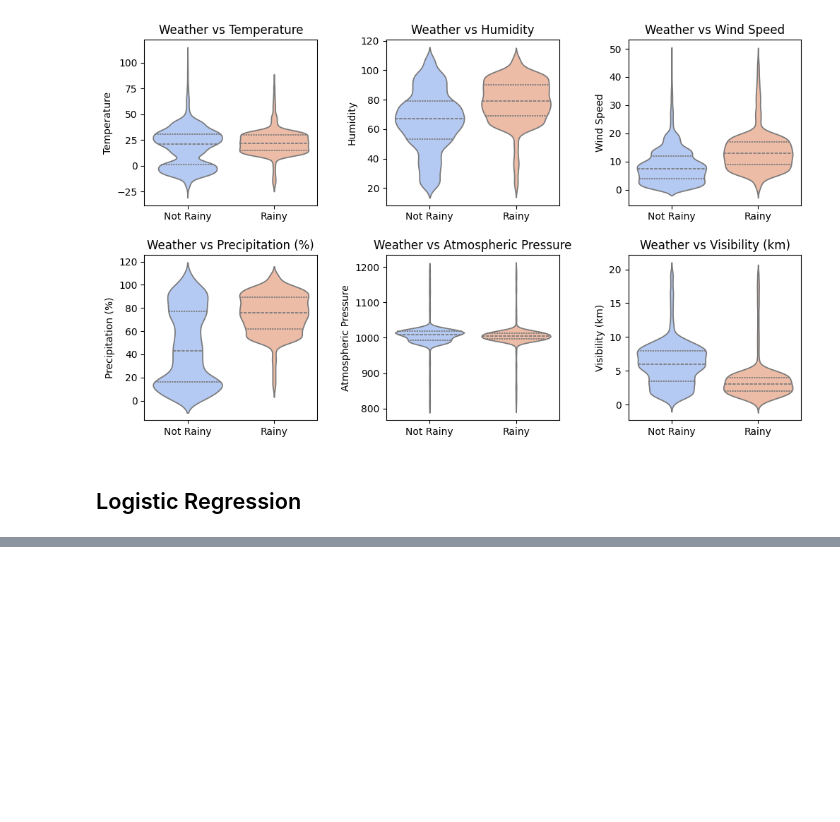
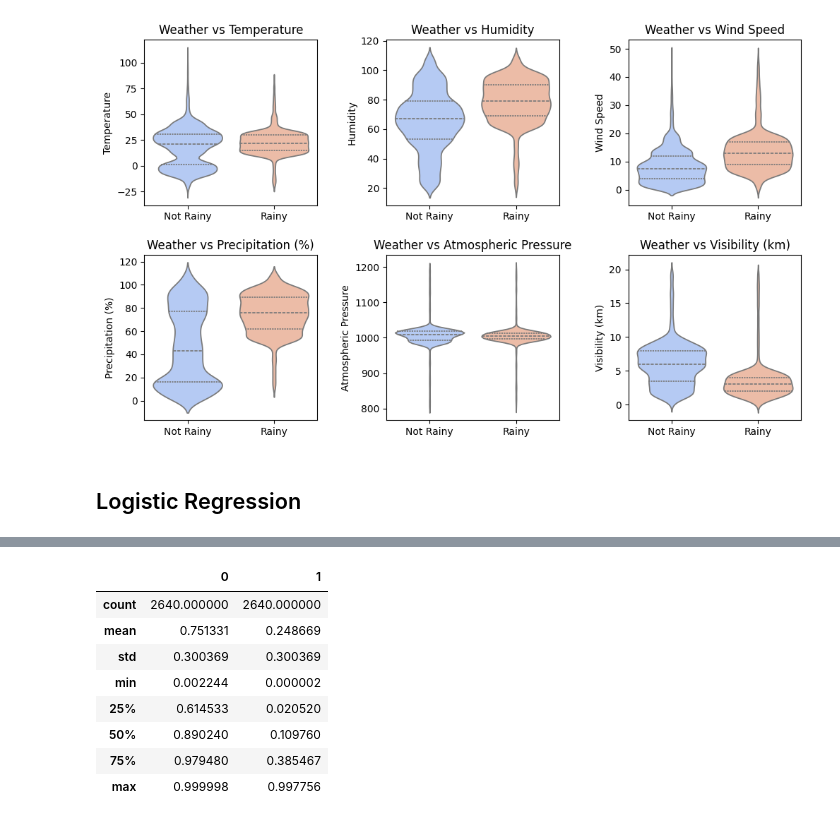
Before and after one commit to matuneville/ml-projects, a Jupyter notebook: projects/weather-classifier/logistic-regression-rainy-classifier.ipynb, the cells around one changed output, grey strips where cells are left out. Drawn from its saved outputs; the diff is of its cells as text; code cells hidden in the pictures; blank space fills up the shorter version.

Commit message:
rainy weather classifier

```diff
--- a/projects/weather-classifier/logistic-regression-rainy-classifier.ipynb
+++ b/projects/weather-classifier/logistic-regression-rainy-classifier.ipynb
@@ -27,7 +27,7 @@ df.groupby('Weather Type').describe()
 # There are 4 unique values of weather type. First, classify weather type of each record,
 # but being RAINY or NOT RAINY
 
-df['Rainy'] = df['Weather Type'].apply(lambda i : 1 if i == 'Rainy' else 0)
+df['Rainy'] = df['Weather Type'].apply(lambda i : 1 if i == 'Rainy' else 0).astype('category')
 del df['Weather Type']
 df.head()
 # %% [output]
@@ -83,14 +85,14 @@ preprocessor = ColumnTransformer(
 pipeline = Pipeline(
     steps=[
         ('preprocessor', preprocessor),
-        ('lg_clf', LogisticRegression(solver='liblinear'))
+        ('lr_clf', LogisticRegression(solver='liblinear'))
     ]
 )
 
 X_train, X_test, y_train, y_test = train_test_split(X, y, test_size=0.2)
 
 # Train the model
+# 1. Applies the preprocessor to X_train
+# 2. Fits the LogisticRegression model on the transformed X_train and y_train
 pipeline.fit(X_train, y_train)
-
-print('Score: ', str(pipeline.score(X_test, y_test)), '\n')
 # %% [output]
@@ -97,0 +132,14 @@ Score:  0.8882575757575758
+# %%
+pred = pd.DataFrame(pipeline.predict_proba(X_test),
+                    columns=df['Rainy'].cat.categories)
+pred.describe()
+# %% [output]
+|  | 0 | 1 |
+| count | 2640.000000 | 2640.000000 |
+| mean | 0.751331 | 0.248669 |
+| std | 0.300369 | 0.300369 |
+| min | 0.002244 | 0.000002 |
+| 25% | 0.614533 | 0.020520 |
+| 50% | 0.890240 | 0.109760 |
+| 75% | 0.979480 | 0.385467 |
+| max | 0.999998 | 0.997756 |
```
Also changed, not shown: parts of 5 cells of this notebook.
